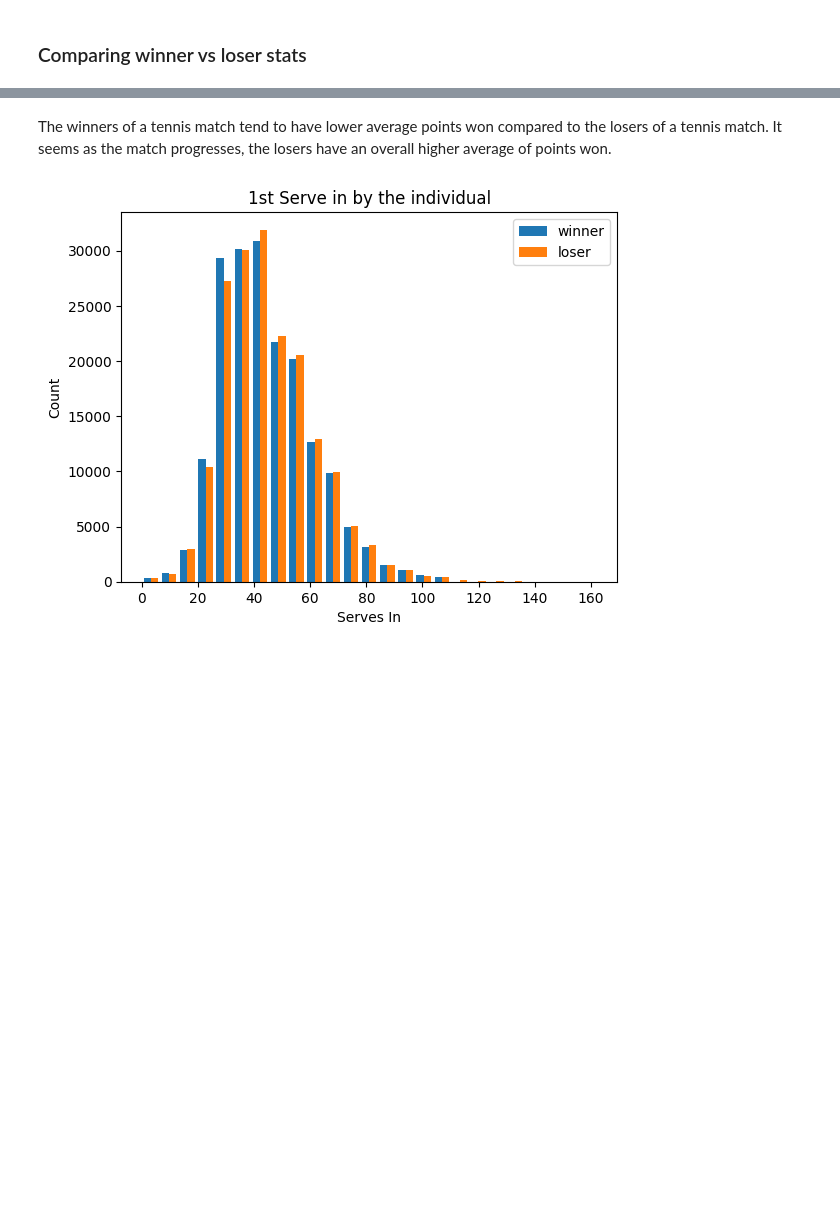
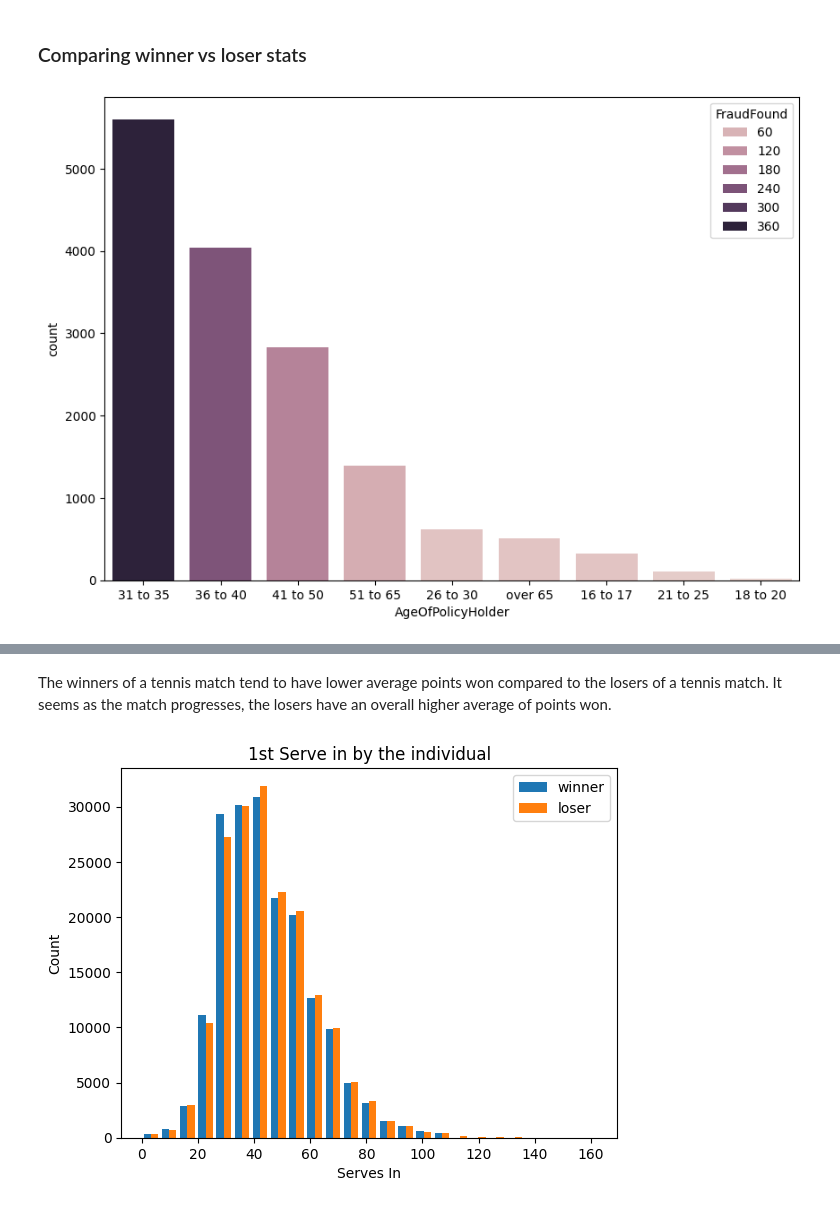
Before and after one commit to jtvon/2025-spring-B2, a Jupyter notebook: OMDS-ModB2-Week04-vonSeggern-John.ipynb, the cells around one changed output, grey strips where cells are left out. Cells and saved outputs as stored; diff of their text form; code cells hidden in the pictures; blank space fills up the shorter version.

```diff
--- a/OMDS-ModB2-Week04-vonSeggern-John.ipynb
+++ b/OMDS-ModB2-Week04-vonSeggern-John.ipynb
@@ -133,2 +142,14 @@ None
 # %% [markdown]
 ### Comparing winner vs loser stats
+# %%
+# Create age dataframe
+age = pd.DataFrame(df_car['AgeOfPolicyHolder'].value_counts()).reset_index()
+fraud_holder = pd.DataFrame(df_car.groupby('AgeOfPolicyHolder')['FraudFound'].sum()).reset_index()
+
+fraud_holder_age = pd.merge(age,fraud_holder, left_on='AgeOfPolicyHolder', right_on='AgeOfPolicyHolder')
+
+plt.figure(figsize=(10,7))
+sns.barplot(data=fraud_holder_age, x='AgeOfPolicyHolder', y='count', hue='FraudFound')
+None
+# %% [output]
+[figure, added]
```
Also changed, not shown: parts of 10 cells of this notebook, 3 other files.
